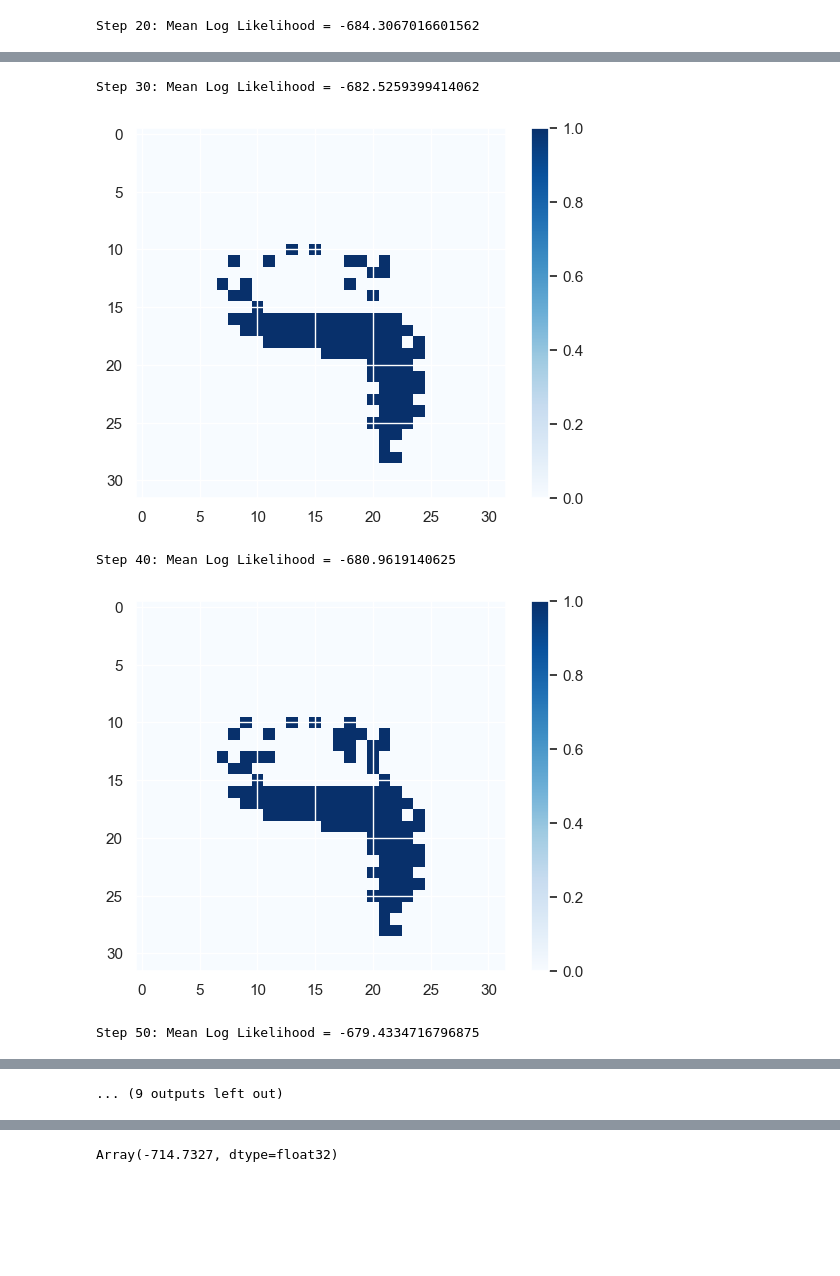
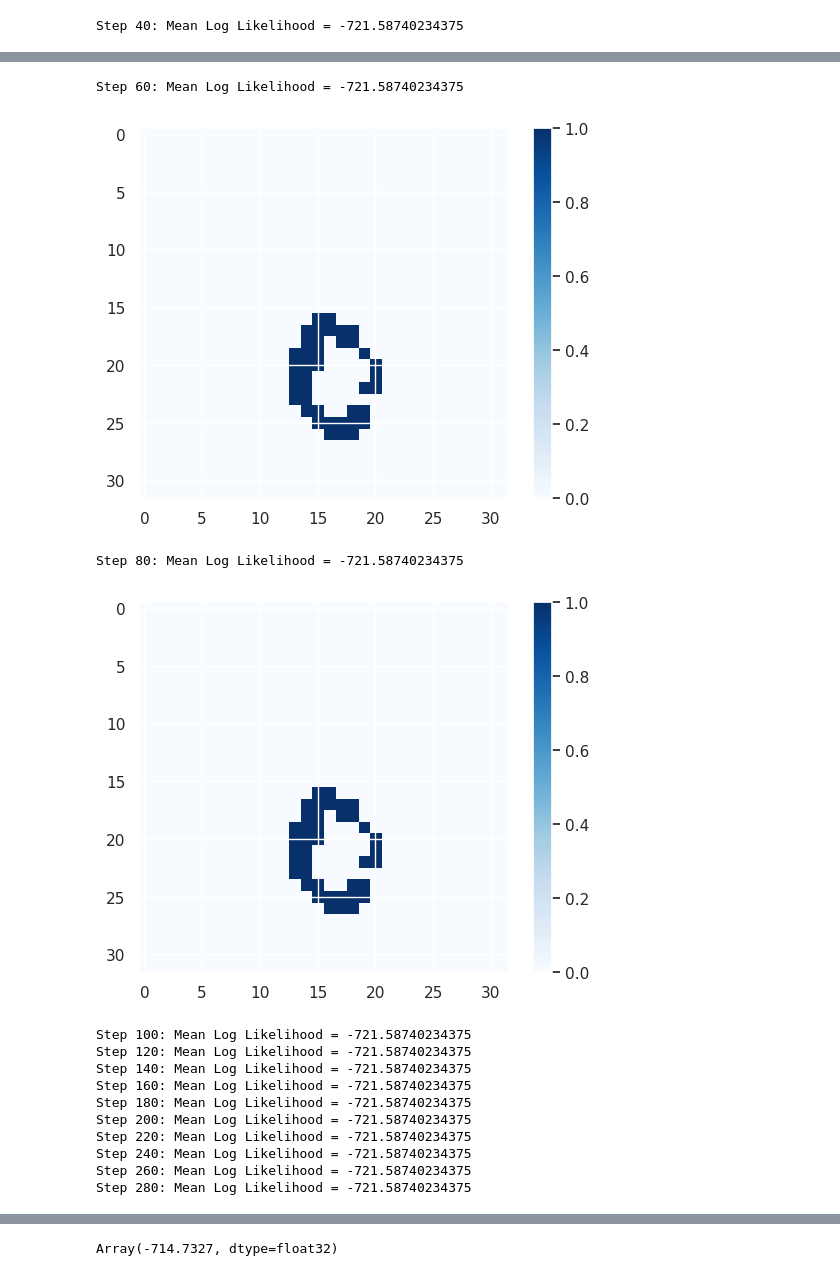
Before and after one commit to KUUUUUUUUz/active-learning, a Jupyter notebook: mnistvae/training_notebook.ipynb, the cells around one changed output, grey strips where cells are left out. Saved outputs shown, nothing was run; the diff lists cells and outputs as text; code cells hidden in the pictures; blank space fills up the shorter version.

```diff
--- a/mnistvae/training_notebook.ipynb
+++ b/mnistvae/training_notebook.ipynb
@@ -248,12 +226,5 @@ orginial_images = pad_fn(original_images)
-# %%
-#demo
-model_output: ImageVAEOutput = model(images_refill[0], key=key)
-
-a = sample_a_image(Nz, Nx,model_output, model, key)
-img, msk= get_next(a, mask_observed[0],images_refill[0],orginial_images[0])
-#print(np.sum(msk))
 # %%
-def update(images: jnp.ndarray, mask_observed: jnp.ndarray, rng):
+def update(images_refill: jnp.ndarray, orginial_images: jnp.ndarray, images: jnp.ndarray, mask_observed: jnp.ndarray, rng):
     batch_rng = jax.random.split(rng, BATCH_SIZE)
     model_output: ImageVAEOutput = model_fn(images_refill, key=batch_rng)
     R = sample_a_image_fn(Nz, Nx,model_output,model, batch_rng)
@@ -261,0 +235,8 @@ def update(images: jnp.ndarray, mask_observed: jnp.ndarray, rng):
+# %%
+
+from acquiring.sample_image import random_get_next
+
+def random_update(original_images,images: jnp.ndarray, mask_observed: jnp.ndarray, rng):
+    images_updated, mask_return = random_get_next(mask_observed, images, original_images, rng)
+
+    return images_updated, mask_return
@@ -262,3 +354,9 @@ def update(images: jnp.ndarray, mask_observed: jnp.ndarray, rng):
+# %%
+
+from acquiring.sample_image import random_get_next
+def random_update(original_images, images: jnp.ndarray, mask_observed: jnp.ndarray, rng):
+    images_updated, mask_return = random_get_next(mask_observed, images, original_images, rng)
+    return images_updated, mask_return
 # %%
 inital_images = images_refill
 initial_mask = mask_observed
@@ -268,24 +366,19 @@ current_mask = initial_mask
 steps = 10  # Calculate log likelihood every 100 steps
 step_counter = 0
 max_step = 200
-recon_value = []
+random_value = []
 step_numbers = []
-std = []
 while np.any(~mask_observed) and step_counter< max_step:
-    current_images, current_mask = update(current_images, current_mask, key)
+    current_images, current_mask = random_update(current_images, current_mask, key)
 
     if step_counter % steps == 0:
         new_log_likelihood = -binary_cross_entropy(orginial_images, current_images)
         mean_log_likelihood = jnp.mean(new_log_likelihood)
-        std_likelihood = jnp.std(new_log_likelihood)
-        std.append(std_likelihood)
-        recon_value.append(-mean_log_likelihood)
+        random_value.append(-mean_log_likelihood)
         step_numbers.append(step_counter)
         print(f"Step {step_counter}: Mean Log Likelihood = {mean_log_likelihood}")
     if step_counter % steps == 0 and step_counter < 100:
         plt.imshow(current_images[0], cmap='Blues', vmin=0, vmax=1)
         plt.colorbar()
         plt.show()
-
-    step_counter += 1
 # %% [output]
@@ -296 +389 @@ Step 10: Mean Log Likelihood = -685.8707275390625
-Step 20: Mean Log Likelihood = -684.3067016601562
+Step 40: Mean Log Likelihood = -721.58740234375
@@ -298,5 +391,14 @@ Step 20: Mean Log Likelihood = -684.3067016601562
-Step 30: Mean Log Likelihood = -682.5259399414062
+Step 60: Mean Log Likelihood = -721.58740234375
-[figure, old version]
+[figure, new version]
-Step 40: Mean Log Likelihood = -680.9619140625
+Step 80: Mean Log Likelihood = -721.58740234375
-[figure, old version]
+[figure, new version]
-Step 50: Mean Log Likelihood = -679.4334716796875
+Step 100: Mean Log Likelihood = -721.58740234375
+Step 120: Mean Log Likelihood = -721.58740234375
+Step 140: Mean Log Likelihood = -721.58740234375
+Step 160: Mean Log Likelihood = -721.58740234375
+Step 180: Mean Log Likelihood = -721.58740234375
+Step 200: Mean Log Likelihood = -721.58740234375
+Step 220: Mean Log Likelihood = -721.58740234375
+Step 240: Mean Log Likelihood = -721.58740234375
+Step 260: Mean Log Likelihood = -721.58740234375
+Step 280: Mean Log Likelihood = -721.58740234375
@@ -304 +404,0 @@ Step 50: Mean Log Likelihood = -679.4334716796875
-... (9 outputs left out)
```
Also changed, not shown: parts of 27 cells of this notebook, 2 other files.
